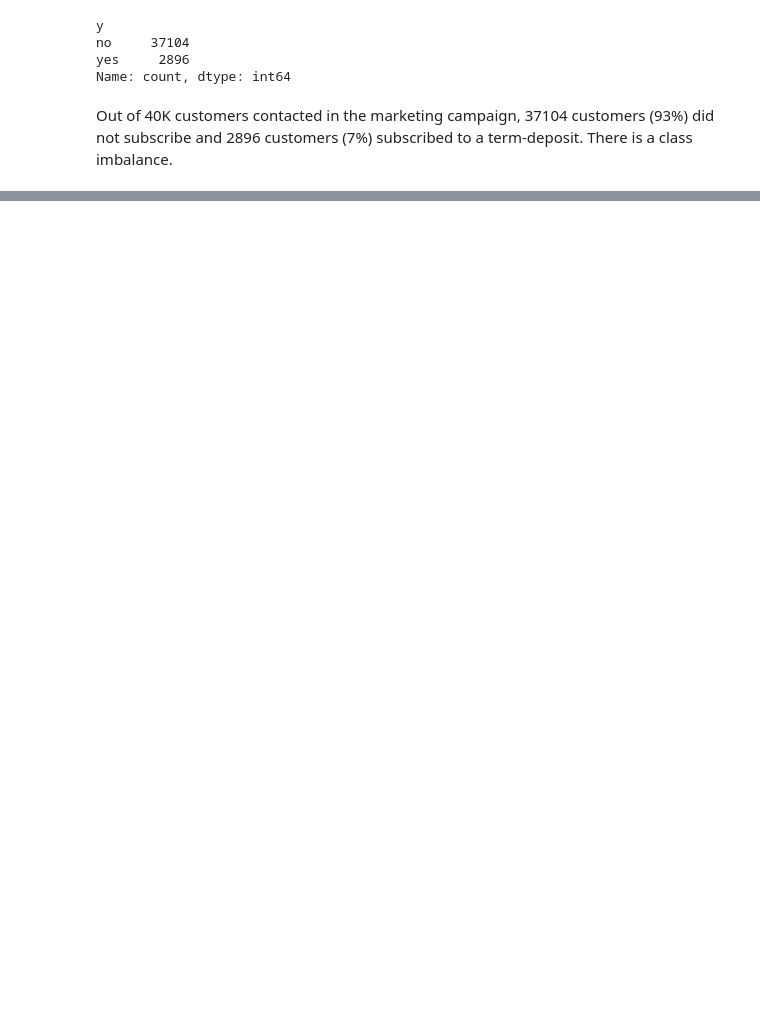
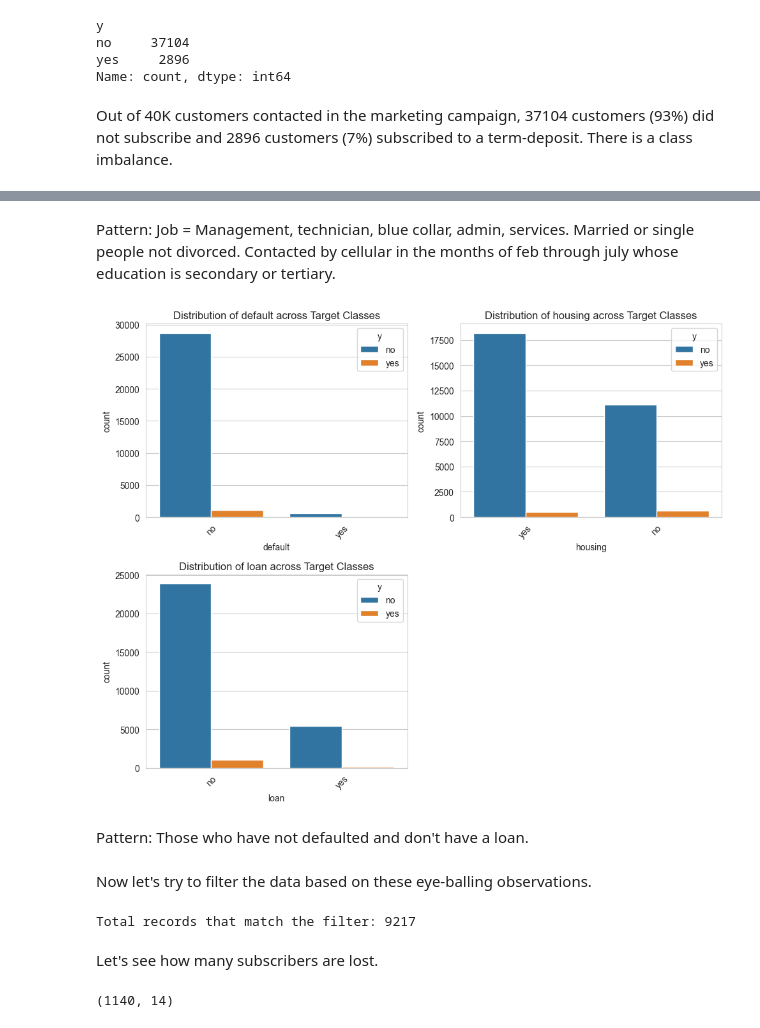
Before and after one commit to pranav-netizen/CbPode4xMs2TacH1, a Jupyter notebook: term-deposit-marketing.ipynb, the cells around one changed output, grey strips where cells are left out. Drawn from its saved outputs; the diff is of its cells as text; code cells hidden in the pictures; blank space fills up the shorter version.

```diff
--- a/term-deposit-marketing.ipynb
+++ b/term-deposit-marketing.ipynb
@@ -71,0 +174,49 @@ AttributeError: 'numpy.ndarray' object has no attribute 'yaxis'
+# %% [markdown]
+Pattern: Job = Management, technician, blue collar, admin, services. Married or single people not divorced. Contacted by cellular in the months of feb through july whose education is secondary or tertiary.
+# %%
+# Set up the plot
+plt.figure(figsize=(10, 8))  # Adjust the figure size as necessary
+
+# Loop through each binary feature and create a bar chart
+for i, feature in enumerate(binary_features, 1):
+    plt.subplot(2, 2, i)  # 2 rows, 2 columns layout (adjust if needed)
+    sns.countplot(x=feature, hue='y', data=data_cleaned)  # hue='y' adds the target class to the plot
+    plt.title(f'Distribution of {feature} across Target Classes')
+    plt.xticks(rotation=45)  # Rotate x-axis labels for better readability
+
+# Adjust layout and display the plot
+plt.tight_layout()
+plt.show()
+# %% [output]
+[figure, added]
+# %% [markdown]
+Pattern: Those who have not defaulted and don't have a loan.
+# %% [markdown]
+Now let's try to filter the data based on these eye-balling observations.
+# %%
+# Define filter conditions for each feature
+job_filter = ~data_cleaned['job'].isin(['housemaid', 'unemployed', 'entrepreneur', 'unknown'])  # Exclude these categories
+marital_filter = data_cleaned['marital'].isin(['married', 'single'])  # Exclude 'divorced'
+contact_filter = data_cleaned['contact'] == 'cellular'
+month_filter = data_cleaned['month'].isin(['feb', 'mar', 'apr', 'may', 'jun', 'jul'])  # Feb to July
+education_filter = data_cleaned['education'].isin(['secondary', 'tertiary'])
+default_filter = data_cleaned['default'] == 'no'
+loan_filter = data_cleaned['loan'] == 'no'
+
+# Apply all filters together
+filtered_data = data_cleaned[job_filter & contact_filter & month_filter & education_filter & default_filter]
+
+# Count the number of records that match the filter
+count = filtered_data.shape[0]
+
+# Display the count
+print(f'Total records that match the filter: {count}')
+# %% [output]
+Total records that match the filter: 9217
+# %% [markdown]
+Let's see how many subscribers are lost.
+# %%
+subscribed = data_cleaned[data_cleaned['y']=='yes']
+subscribed.shape
+# %% [output]
+(1140, 14)
```
Also changed, not shown: parts of 14 cells of this notebook.
